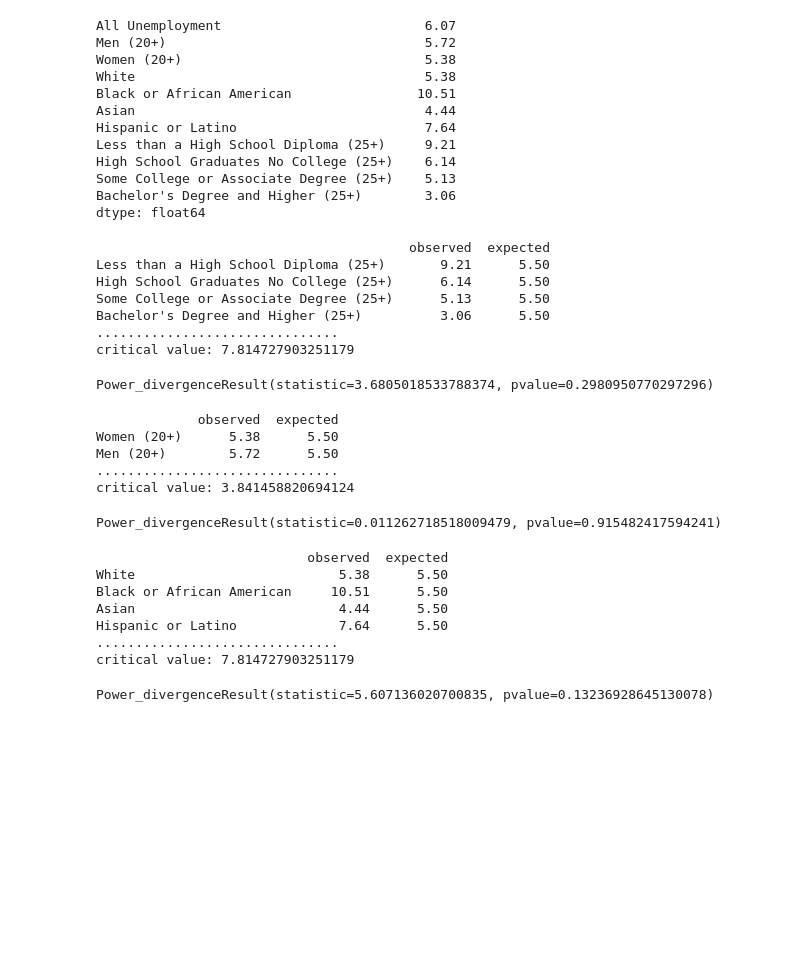
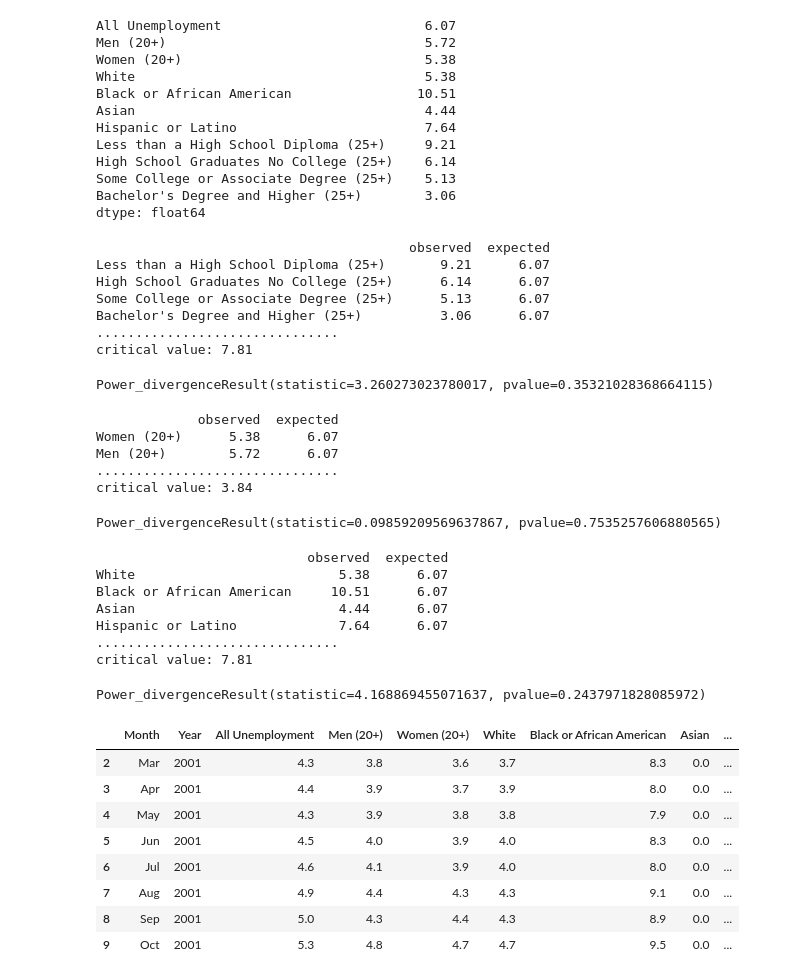
Before and after one commit to EpohDespair/Project-1, a Jupyter notebook: project1.ipynb, the cells around one changed output. Cells and saved outputs as stored; diff of their text form; code cells hidden in the pictures; blank space fills up the shorter version.

Commit message:
statistical analysis complete

```diff
--- a/project1.ipynb
+++ b/project1.ipynb
@@ -210,6 +210,7 @@ Bachelor's Degree and Higher (25+)        3.06
 dtype: float64
 # %%
 # Chi Square test for Education
+pd.options.display.float_format = '{:.2f}'.format
 
 # create df of expected and observed
 #create list of avgs for all variablesa
@@ -224,7 +225,7 @@ observed_ed = pd.Series([project1_table_year["Less than a High School Diploma (2
 observed_ed_df = pd.DataFrame([observed_ed]).T
 
 # put variables in expected
-observed_ed_df[1]= 5.5
+observed_ed_df[1]= project1_table_year["All Unemployment"].mean()
 
 #name columns
 observed_ed_df.columns = ["observed","expected"]
@@ -232,7 +233,7 @@ observed_ed_df.columns = ["observed","expected"]
 print(observed_ed_df)
 print('...............................')
 # critical value
-critical_value = st.chi2.ppf(q = 0.95, df = 3)
+critical_value = round(st.chi2.ppf(q = 0.95, df = 3),2)
 print('critical value:', critical_value)
 
 
@@ -240,13 +241,13 @@ print('critical value:', critical_value)
 st.chisquare(observed_ed_df['observed'], observed_ed_df['expected'])
 # %% [output]
                                         observed  expected
-Less than a High School Diploma (25+)       9.21      5.50
-High School Graduates No College (25+)      6.14      5.50
-Some College or Associate Degree (25+)      5.13      5.50
-Bachelor's Degree and Higher (25+)          3.06      5.50
+Less than a High School Diploma (25+)       9.21      6.07
+High School Graduates No College (25+)      6.14      6.07
+Some College or Associate Degree (25+)      5.13      6.07
+Bachelor's Degree and Higher (25+)          3.06      6.07
 ...............................
-critical value: 7.814727903251179
+critical value: 7.81
-Power_divergenceResult(statistic=3.6805018533788374, pvalue=0.2980950770297296)
+Power_divergenceResult(statistic=3.260273023780017, pvalue=0.35321028368664115)
 # %%
 # Chi Square test for Gender
 #create list of avgs for all variables
@@ -258,7 +259,7 @@ observed_gender_df
 
 # put variables in expected
 
-observed_gender_df[1]= 5.5
+observed_gender_df[1]= project1_table_year["All Unemployment"].mean()
 
 #name columns
 observed_gender_df.columns = ["observed","expected"]
@@ -266,7 +267,7 @@ observed_gender_df.columns = ["observed","expected"]
 print(observed_gender_df)
 print('...............................')
 # critical value
-critical_value = st.chi2.ppf(q = 0.95, df = 1)
+critical_value = round(st.chi2.ppf(q = 0.95, df = 1),2)
 print('critical value:', critical_value)
 
 
@@ -274,11 +275,11 @@ print('critical value:', critical_value)
 st.chisquare(observed_gender_df['observed'], observed_gender_df['expected'])
 # %% [output]
              observed  expected
-Women (20+)      5.38      5.50
-Men (20+)        5.72      5.50
+Women (20+)      5.38      6.07
+Men (20+)        5.72      6.07
 ...............................
-critical value: 3.841458820694124
+critical value: 3.84
-Power_divergenceResult(statistic=0.011262718518009479, pvalue=0.915482417594241)
+Power_divergenceResult(statistic=0.09859209569637867, pvalue=0.7535257606880565)
 # %%
 # Chi Square test for Race
 # create df of expected and observed
@@ -294,7 +295,7 @@ observed_race = pd.Series([project1_table_year["White"].mean(),
 observed_race_df = pd.DataFrame([observed_race]).T
 
 # put variables in expected
-observed_race_df[1]= 5.5
+observed_race_df[1]= project1_table_year["All Unemployment"].mean()
 
 #name columns
 observed_race_df.columns = ["observed","expected"]
@@ -302,7 +303,7 @@ observed_race_df.columns = ["observed","expected"]
 print(observed_race_df)
 print('...............................')
 # critical value
-critical_value = st.chi2.ppf(q = 0.95, df = 3)
+critical_value = round(st.chi2.ppf(q = 0.95, df = 3),2)
 print('critical value:', critical_value)
 
 
@@ -310,10 +311,26 @@ print('critical value:', critical_value)
 st.chisquare(observed_race_df['observed'], observed_race_df['expected'])
 # %% [output]
                            observed  expected
-White                          5.38      5.50
-Black or African American     10.51      5.50
-Asian                          4.44      5.50
-Hispanic or Latino             7.64      5.50
+White                          5.38      6.07
+Black or African American     10.51      6.07
+Asian                          4.44      6.07
+Hispanic or Latino             7.64      6.07
 ...............................
-critical value: 7.814727903251179
+critical value: 7.81
-Power_divergenceResult(statistic=5.607136020700835, pvalue=0.13236928645130078)
+Power_divergenceResult(statistic=4.168869455071637, pvalue=0.2437971828085972)
+# %%
+# create df for recessions
+# table to ref project1_table_raw
+# dot com table
+dot_com = project1_table_raw.iloc[2:10, :]
+dot_com
+# %% [output]
+|  | Month | Year | All Unemployment | Men (20+) | Women (20+) | White | Black or African American | Asian | ... |
+| 2 | Mar | 2001 | 4.3 | 3.8 | 3.6 | 3.7 | 8.3 | 0.0 | ... |
+| 3 | Apr | 2001 | 4.4 | 3.9 | 3.7 | 3.9 | 8.0 | 0.0 | ... |
+| 4 | May | 2001 | 4.3 | 3.9 | 3.8 | 3.8 | 7.9 | 0.0 | ... |
+| 5 | Jun | 2001 | 4.5 | 4.0 | 3.9 | 4.0 | 8.3 | 0.0 | ... |
+| 6 | Jul | 2001 | 4.6 | 4.1 | 3.9 | 4.0 | 8.0 | 0.0 | ... |
+| 7 | Aug | 2001 | 4.9 | 4.4 | 4.3 | 4.3 | 9.1 | 0.0 | ... |
+| 8 | Sep | 2001 | 5.0 | 4.3 | 4.4 | 4.3 | 8.9 | 0.0 | ... |
+| 9 | Oct | 2001 | 5.3 | 4.8 | 4.7 | 4.7 | 9.5 | 0.0 | ... |
```
Also changed, not shown: parts of 13 cells of this notebook.
